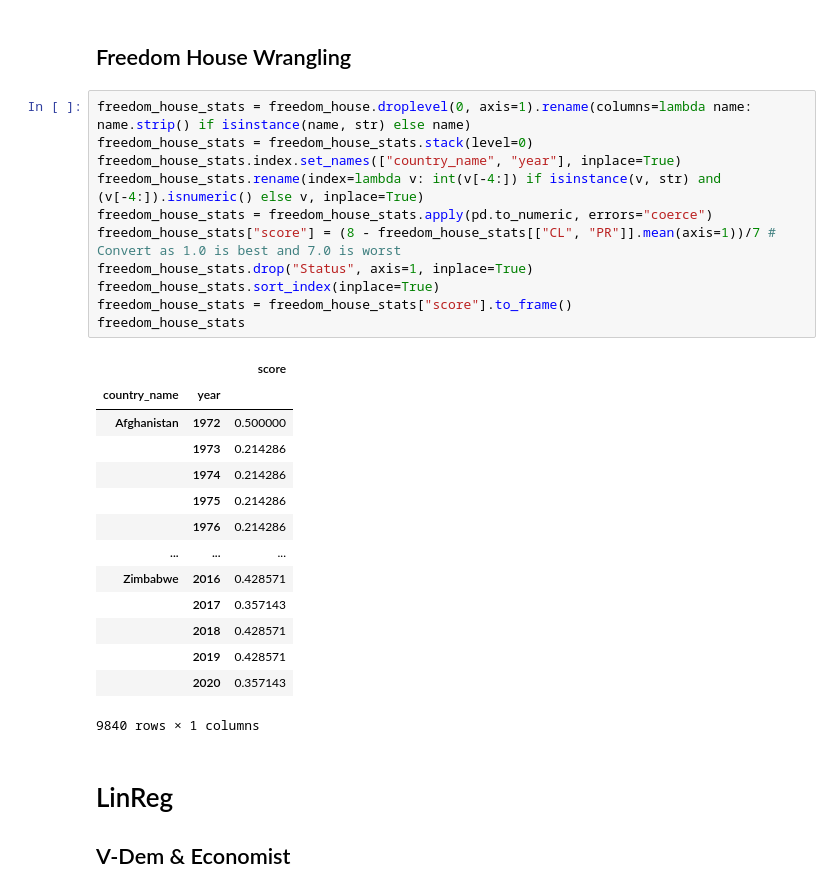
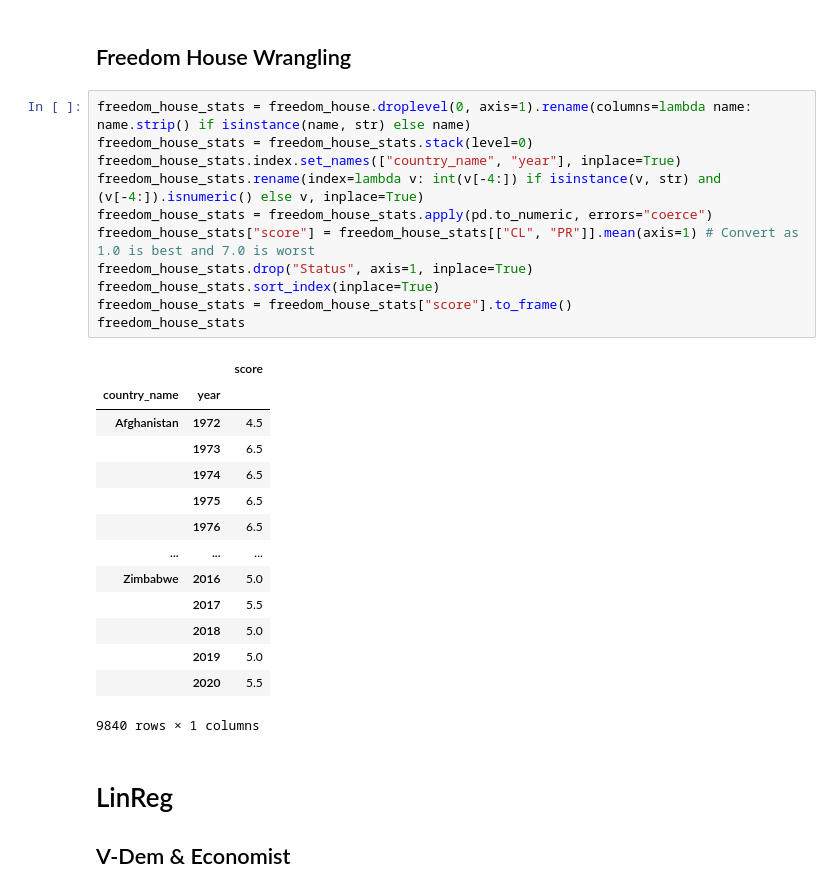
Before and after one commit to michadenheijer/DataWrangling, a Jupyter notebook: democracy-reliability.ipynb, the cells around one changed output. Saved outputs shown, nothing was run; the diff lists cells and outputs as text.

```diff
--- a/democracy-reliability.ipynb
+++ b/democracy-reliability.ipynb
@@ -72,28 +72,28 @@ economist_stats
 # %%
 freedom_house_stats = freedom_house.droplevel(0, axis=1).rename(columns=lambda name: name.strip() if isinstance(name, str) else name)
 freedom_house_stats = freedom_house_stats.stack(level=0)
 freedom_house_stats.index.set_names(["country_name", "year"], inplace=True)
 freedom_house_stats.rename(index=lambda v: int(v[-4:]) if isinstance(v, str) and (v[-4:]).isnumeric() else v, inplace=True)
 freedom_house_stats = freedom_house_stats.apply(pd.to_numeric, errors="coerce")
-freedom_house_stats["score"] = (8 - freedom_house_stats[["CL", "PR"]].mean(axis=1))/7 # Convert as 1.0 is best and 7.0 is worst
+freedom_house_stats["score"] = freedom_house_stats[["CL", "PR"]].mean(axis=1) # Convert as 1.0 is best and 7.0 is worst
 freedom_house_stats.drop("Status", axis=1, inplace=True)
 freedom_house_stats.sort_index(inplace=True)
 freedom_house_stats = freedom_house_stats["score"].to_frame()
 freedom_house_stats
 # %% [output]
 |  |  | score |
 | country_name | year |  |
-| Afghanistan | 1972 | 0.500000 |
-|  | 1973 | 0.214286 |
-|  | 1974 | 0.214286 |
-|  | 1975 | 0.214286 |
-|  | 1976 | 0.214286 |
+| Afghanistan | 1972 | 4.5 |
+|  | 1973 | 6.5 |
+|  | 1974 | 6.5 |
+|  | 1975 | 6.5 |
+|  | 1976 | 6.5 |
 | ... | ... | ... |
-| Zimbabwe | 2016 | 0.428571 |
-|  | 2017 | 0.357143 |
-|  | 2018 | 0.428571 |
-|  | 2019 | 0.428571 |
-|  | 2020 | 0.357143 |
+| Zimbabwe | 2016 | 5.0 |
+|  | 2017 | 5.5 |
+|  | 2018 | 5.0 |
+|  | 2019 | 5.0 |
+|  | 2020 | 5.5 |
 9840 rows × 1 columns
 # %% [markdown]
 # LinReg
```
Also changed, not shown: parts of 3 cells of this notebook.
